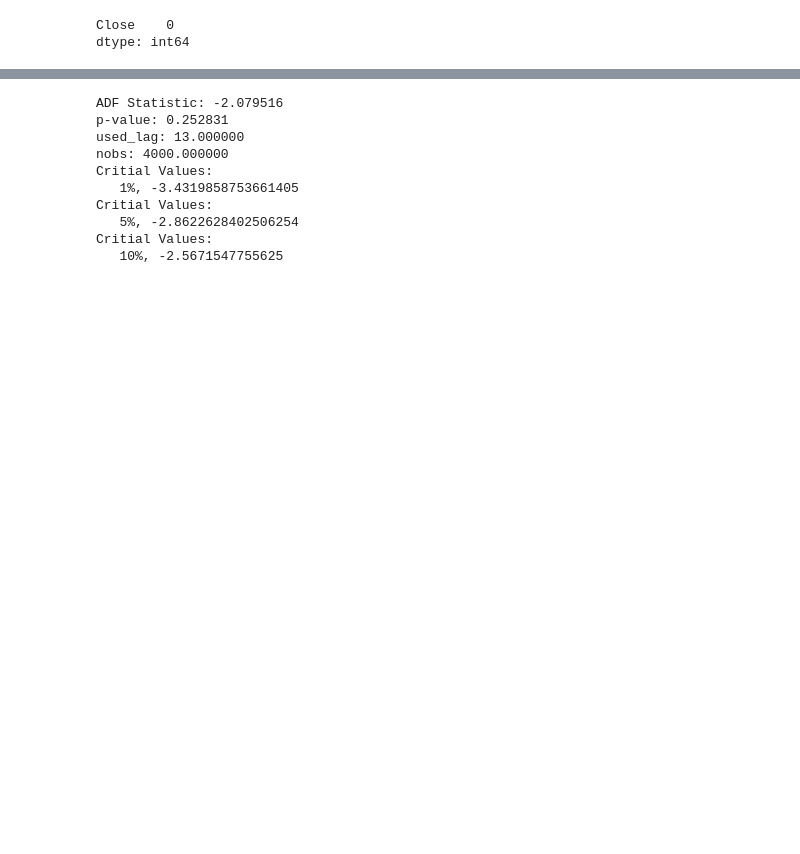
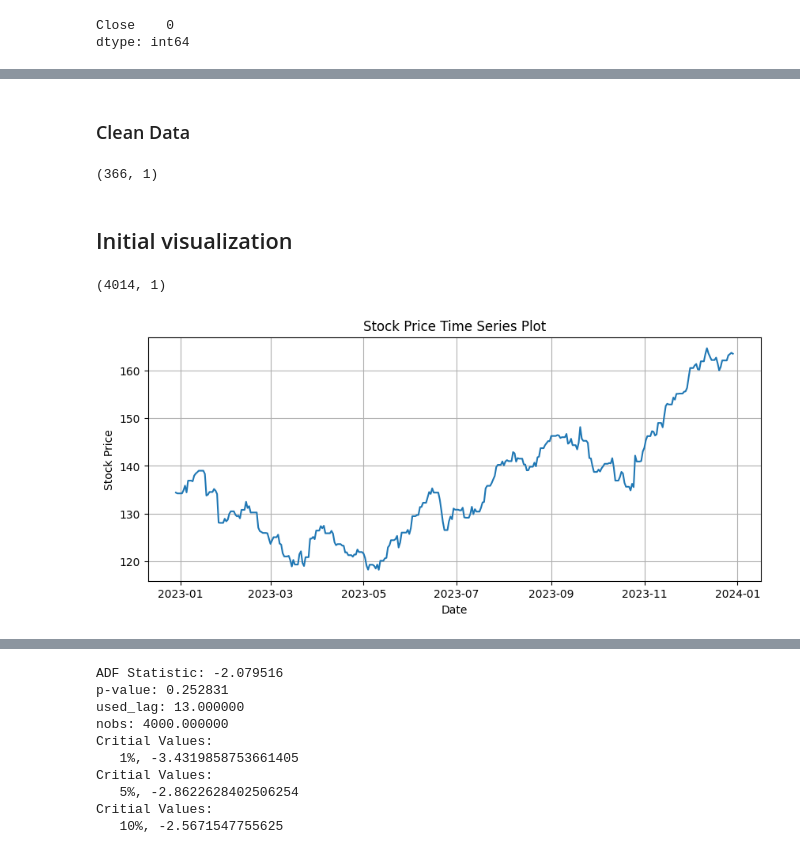
Before and after one commit to aferrers/stockpriceprediction, a Jupyter notebook: notebooks/notebook1.ipynb, the cells around one changed output, grey strips where cells are left out. Drawn from its saved outputs; the diff is of its cells as text; code cells hidden in the pictures; blank space fills up the shorter version.

```diff
--- a/notebooks/notebook1.ipynb
+++ b/notebooks/notebook1.ipynb
@@ -121,0 +143,2 @@ plot_series(df_ibm)
+# %% [markdown]
+### Clean Data
@@ -121,0 +148,29 @@ plot_series(df_ibm)
+# %%
+max_date = clean_ibm.index.max()
+time_days = pd.Timedelta(days=365)
+start_time_range = max_date - time_range
+
+clean_ibm_filtered = clean_ibm[clean_ibm.index >= start_time_range]
+
+#clean_ibm_filtered = clean_ibm.iloc[3648:4013]
+clean_ibm_filtered.shape
+# %% [output]
+(366, 1)
+# %% [markdown]
+## Initial visualization
+# %%
+clean_ibm.shape
+# %% [output]
+(4014, 1)
+# %%
+import matplotlib.pyplot as plt
+
+plt.figure(figsize=(10, 4))
+plt.plot(clean_ibm_filtered)
+plt.title('Stock Price Time Series Plot')
+plt.xlabel('Date')
+plt.ylabel('Stock Price')
+plt.grid(True)
+plt.show()
+# %% [output]
+[figure, added]
```
Also changed, not shown: parts of 57 cells of this notebook, 6 other files.
